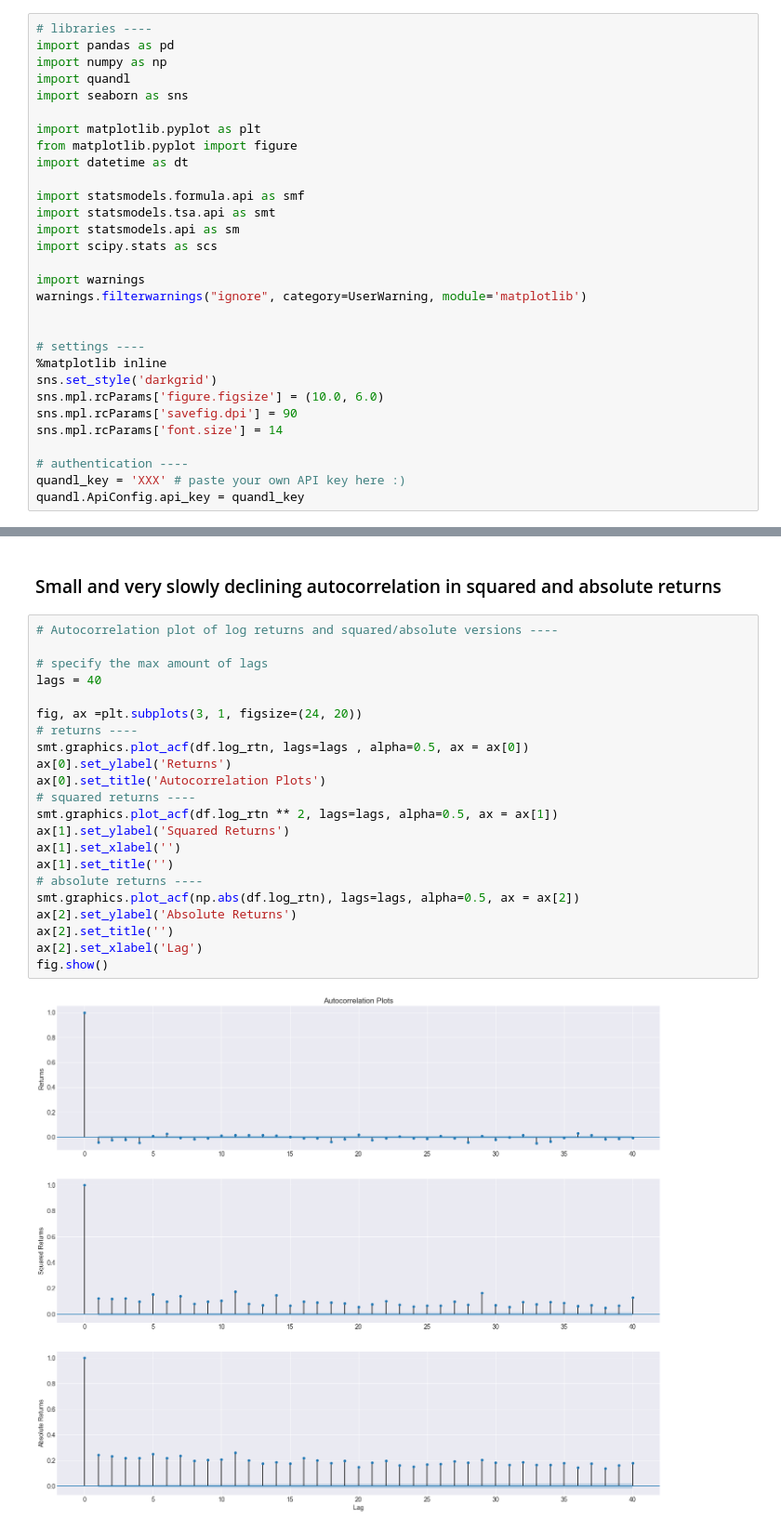
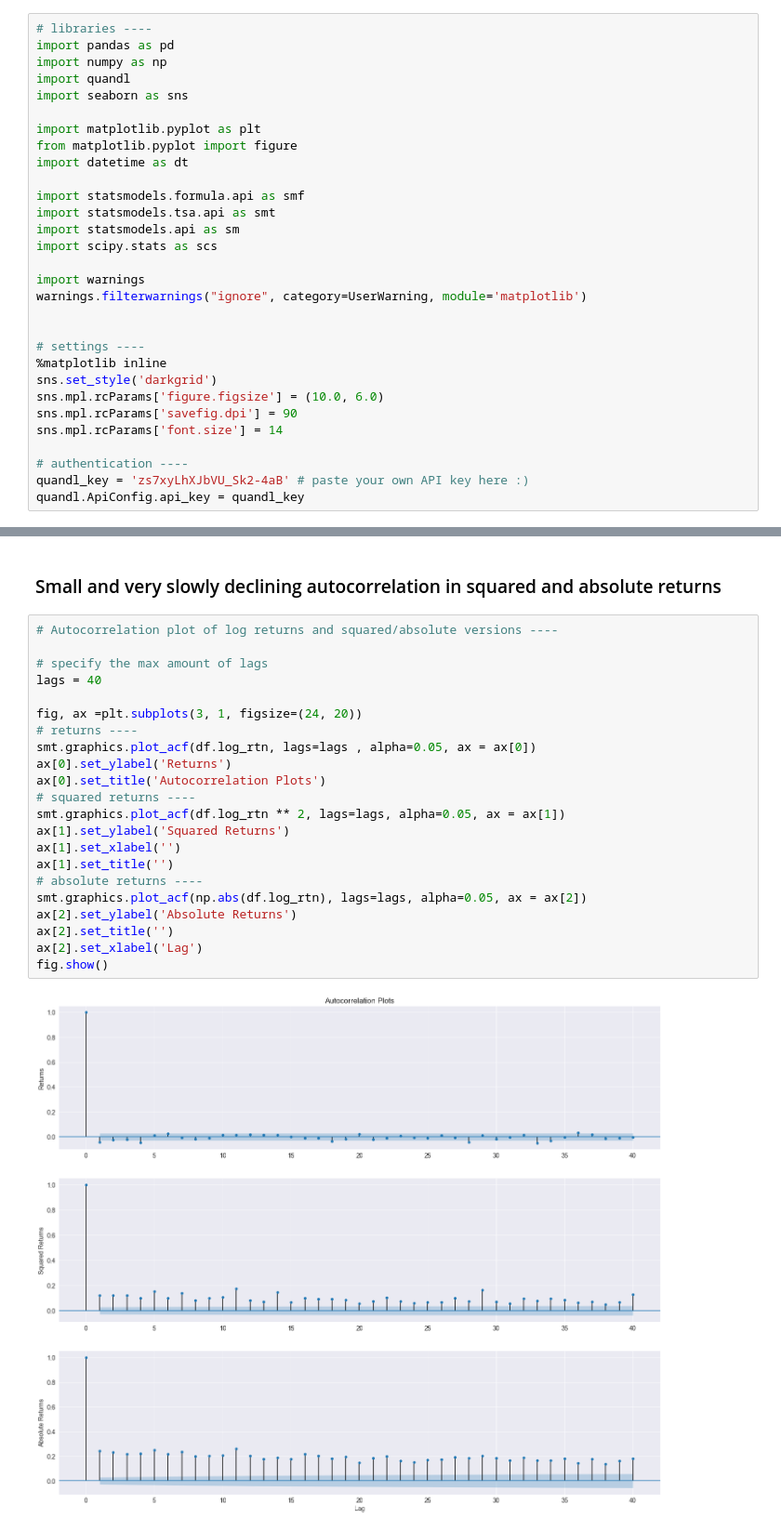
Before and after one commit to erykml/medium_articles, a Jupyter notebook: stylized_facts.ipynb, the cells around one changed output, grey strips where cells are left out. Shown at 93% size. Saved outputs shown, nothing was run; the diff lists cells and outputs as text.

```diff
--- a/stylized_facts.ipynb
+++ b/stylized_facts.ipynb
@@ -42,7 +42,7 @@ sns.mpl.rcParams['savefig.dpi'] = 90
 sns.mpl.rcParams['font.size'] = 14
 
 # authentication ----
-quandl_key = 'XXX' # paste your own API key here :)
+quandl_key = 'zs7xyLhXJbVU_Sk2-4aB' # paste your own API key here :)
 quandl.ApiConfig.api_key = quandl_key
 # %% [markdown]
 ## Data gathering and preparation
@@ -148,24 +148,24 @@ acf_r.show()
 # %%
 # Autocorrelation plot of log returns and squared/absolute versions ----
 
 # specify the max amount of lags
 lags = 40
 
 fig, ax =plt.subplots(3, 1, figsize=(24, 20))
 # returns ----
-smt.graphics.plot_acf(df.log_rtn, lags=lags , alpha=0.5, ax = ax[0])
+smt.graphics.plot_acf(df.log_rtn, lags=lags , alpha=0.05, ax = ax[0])
 ax[0].set_ylabel('Returns')
 ax[0].set_title('Autocorrelation Plots')
 # squared returns ----
-smt.graphics.plot_acf(df.log_rtn ** 2, lags=lags, alpha=0.5, ax = ax[1])
+smt.graphics.plot_acf(df.log_rtn ** 2, lags=lags, alpha=0.05, ax = ax[1])
 ax[1].set_ylabel('Squared Returns')
 ax[1].set_xlabel('')
 ax[1].set_title('')
 # absolute returns ----
-smt.graphics.plot_acf(np.abs(df.log_rtn), lags=lags, alpha=0.5, ax = ax[2])
+smt.graphics.plot_acf(np.abs(df.log_rtn), lags=lags, alpha=0.05, ax = ax[2])
 ax[2].set_ylabel('Absolute Returns')
 ax[2].set_title('')
 ax[2].set_xlabel('Lag')
 fig.show()
 # %% [output]
-[figure, old version]
+[figure, new version]
```
Also changed, not shown: parts of 4 cells of this notebook.
